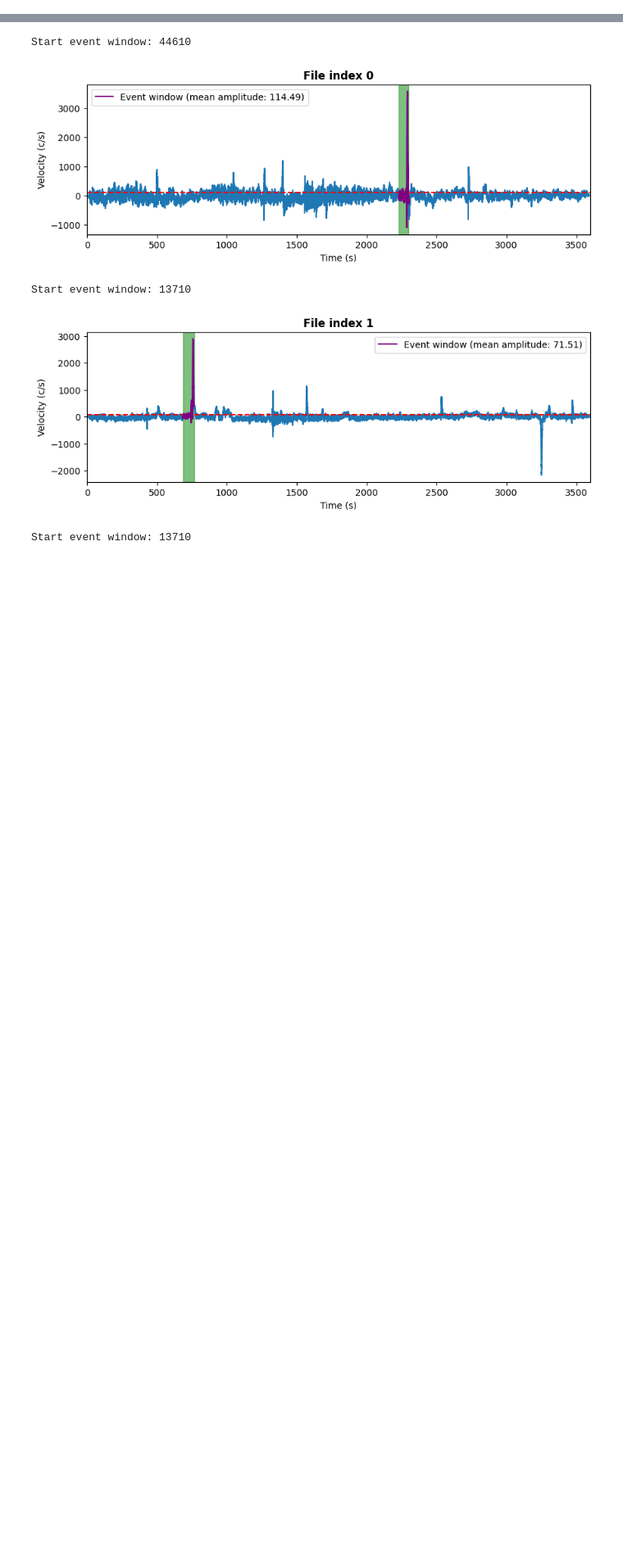
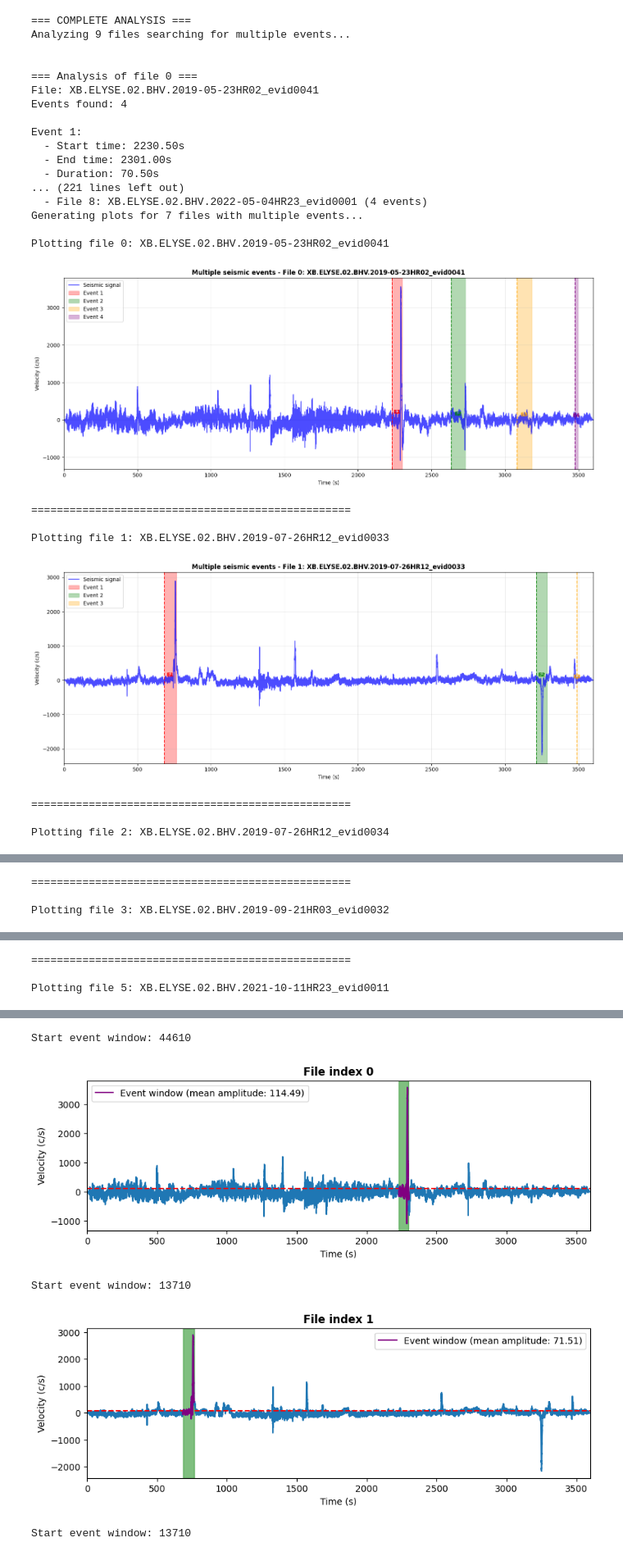
Before and after one commit to SAMDECI/NASA_APPS_2024, a Jupyter notebook: mars_solve.ipynb, the cells around one changed output, grey strips where cells are left out. Shown at 82% size. Drawn from its saved outputs; the diff is of its cells as text; code cells hidden in the pictures; blank space fills up the shorter version.

Commit message:
chore: test an try of recursive implemetation from moon into mars

```diff
--- a/mars_solve.ipynb
+++ b/mars_solve.ipynb
@@ -18,3 +22,11 @@ WINDOW_SIZE = 2000
 STEP_SIZE = 30
 MEAN_AMPLITUDE_FACTOR = 1.1
 MAX_AMPLITUDE_DEVIATION = 80
+
+# Create a catalog DataFrame similar to moon solve
+cat = pd.DataFrame({
+    'filename': [f.replace('.csv', '') for f in test_files]
+})
+
+print(f"Found {len(test_files)} Mars seismic data files")
+print(f"Catalog created with {len(cat)} entries")
@@ -87,7 +127,8 @@ def get_file_data(file: str):
     ))
 
 def get_file_data_from_catalog(index: int):
-    filename = test_files[index]
+    catalog_row = cat.iloc[index]
+    filename = catalog_row.filename + '.csv'
 
     csv_file = f'{test_directory}{filename}'
     data_cat = pd.read_csv(csv_file)
@@ -235,0 +699,31 @@ def plot_test(index):
+# %%
+# Main execution
+print("\n=== COMPLETE ANALYSIS ===")
+multiple_events_files = find_all_multiple_events()
+plot_all_multiple_events(multiple_events_files)
+# %% [output]
+=== COMPLETE ANALYSIS ===
+Analyzing 9 files searching for multiple events...
+
+
+=== Analysis of file 0 ===
+File: XB.ELYSE.02.BHV.2019-05-23HR02_evid0041
+Events found: 4
+
+Event 1:
+  - Start time: 2230.50s
+  - End time: 2301.00s
+  - Duration: 70.50s
+... (221 lines left out)
+  - File 8: XB.ELYSE.02.BHV.2022-05-04HR23_evid0001 (4 events)
+Generating plots for 7 files with multiple events...
+
+Plotting file 0: XB.ELYSE.02.BHV.2019-05-23HR02_evid0041
+[figure, added]
+==================================================
+
+Plotting file 1: XB.ELYSE.02.BHV.2019-07-26HR12_evid0033
+[figure, added]
+==================================================
+
+Plotting file 2: XB.ELYSE.02.BHV.2019-07-26HR12_evid0034
@@ -235,0 +731,3 @@ def plot_test(index):
+==================================================
+
+Plotting file 3: XB.ELYSE.02.BHV.2019-09-21HR03_evid0032
@@ -235,0 +735,3 @@ def plot_test(index):
+==================================================
+
+Plotting file 5: XB.ELYSE.02.BHV.2021-10-11HR23_evid0011
```
Also changed, not shown: parts of 18 cells of this notebook.
